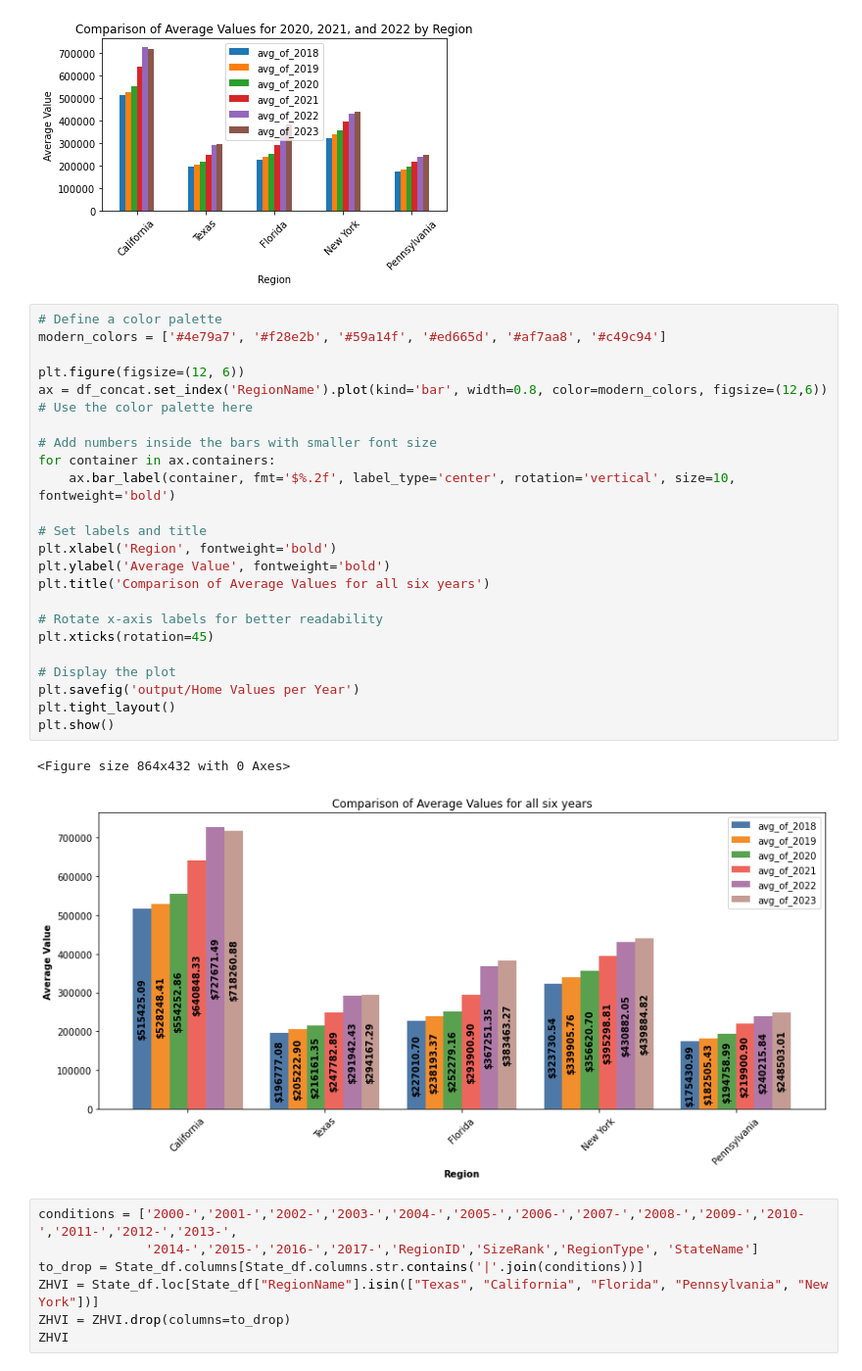
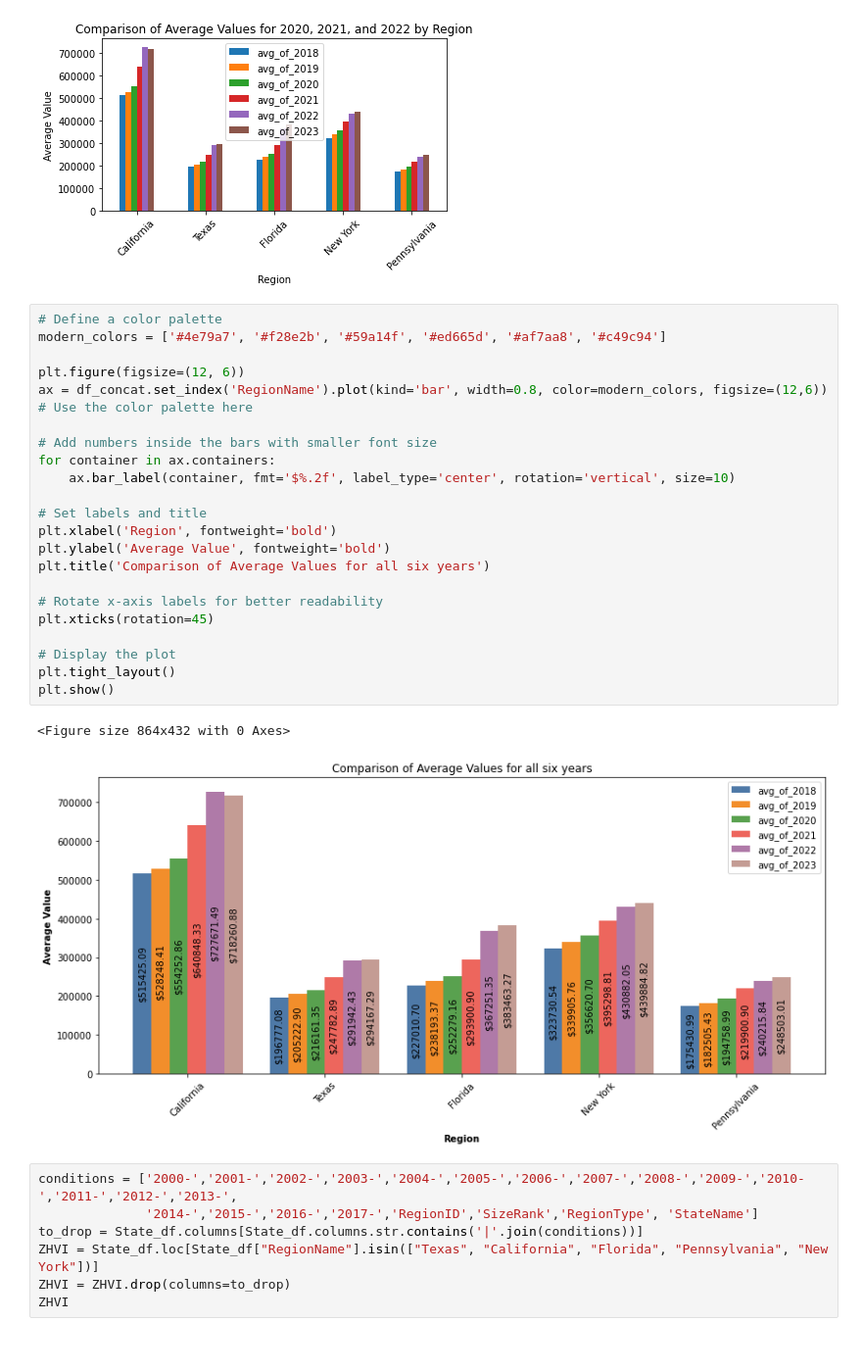
Before and after one commit to JAMayo13240/Data-Analysis-Project-3, a Jupyter notebook: Final.ipynb, the cells around one changed output. Shown: that part at 98% size. Cells and saved outputs as stored; diff of their text form.

```diff
--- a/Final.ipynb
+++ b/Final.ipynb
@@ -308,29 +308,28 @@ plt.show()
 # %%
 # Define a color palette
 modern_colors = ['#4e79a7', '#f28e2b', '#59a14f', '#ed665d', '#af7aa8', '#c49c94']
 
 plt.figure(figsize=(12, 6))
 ax = df_concat.set_index('RegionName').plot(kind='bar', width=0.8, color=modern_colors, figsize=(12,6))  # Use the color palette here
 
 # Add numbers inside the bars with smaller font size
 for container in ax.containers:
-    ax.bar_label(container, fmt='$%.2f', label_type='center', rotation='vertical', size=10, fontweight='bold')
+    ax.bar_label(container, fmt='$%.2f', label_type='center', rotation='vertical', size=10)
 
 # Set labels and title
 plt.xlabel('Region', fontweight='bold')
 plt.ylabel('Average Value', fontweight='bold')
 plt.title('Comparison of Average Values for all six years')
 
 # Rotate x-axis labels for better readability
 plt.xticks(rotation=45)
 
 # Display the plot
-plt.savefig('output/Home Values per Year')
 plt.tight_layout()
 plt.show()
 # %% [output]
 <Figure size 864x432 with 0 Axes>
-[figure, old version]
+[figure, new version]
 # %%
 conditions = ['2000-','2001-','2002-','2003-','2004-','2005-','2006-','2007-','2008-','2009-','2010-','2011-','2012-','2013-',
               '2014-','2015-','2016-','2017-','RegionID','SizeRank','RegionType', 'StateName']
```
Also changed, not shown: parts of 6 cells of this notebook, 4 other files.
